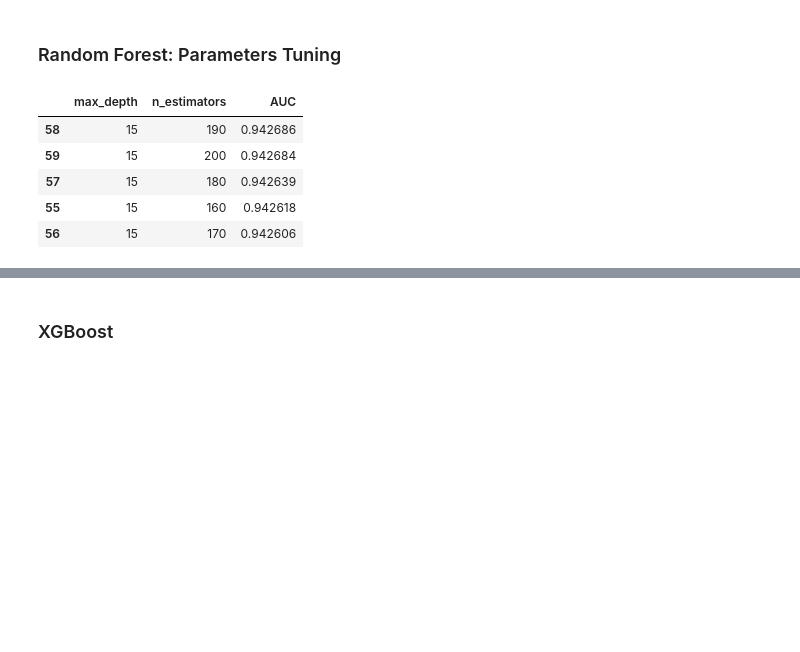
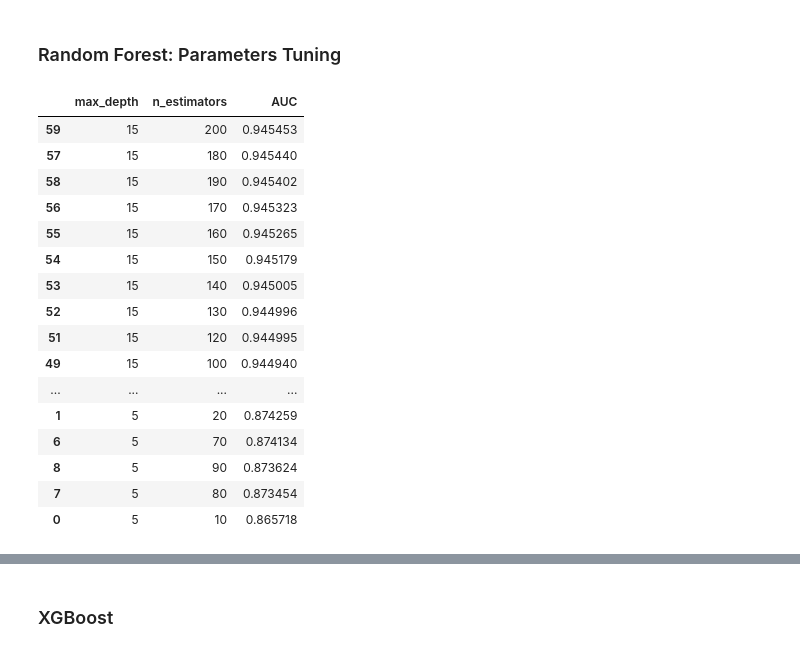
Before and after one commit to desol1997/hotel_booking_cancellation_prediction, a Jupyter notebook: notebook.ipynb, the cells around one changed output, grey strips where cells are left out. Drawn from its saved outputs; the diff is of its cells as text; code cells hidden in the pictures; blank space fills up the shorter version.

```diff
--- a/notebook.ipynb
+++ b/notebook.ipynb
@@ -381,8 +348,8 @@ model_params = {
     'random_state': SEED
 }
 # %%
-model, evaluation_metrics = train_model_and_evaluate(df_full_train, features=features, target=TARGET, trainer='decision_tree',
-                                                     model_params=model_params, kfold_splits=5, seed=SEED)
+model, dv, evaluation_metrics = train_model_and_evaluate(df_full_train, features=features, target=TARGET, trainer='decision_tree',
+                                                        model_params=model_params, kfold_splits=KFOLD_SPLITS, seed=SEED)
 # %%
 round(evaluation_metrics['AUC'].mean, 3), round(evaluation_metrics['AUC'].std, 3)
 # %% [output]
@@ -402,8 +369,8 @@ for d in tqdm(depths, desc='max_depth'):
         'random_state': SEED
     }
 
-    model, evaluation_metrics = train_model_and_evaluate(df_full_train, features=features, target=TARGET, trainer='decision_tree',
-                                                         model_params=model_params, kfold_splits=5, seed=SEED)
+    model, dv, evaluation_metrics = train_model_and_evaluate(df_full_train, features=features, target=TARGET, trainer='decision_tree',
+                                                            model_params=model_params, kfold_splits=KFOLD_SPLITS, seed=SEED)
     auc_scores.append(evaluation_metrics['AUC'].mean)
 # %%
 scores = [*zip(depths, auc_scores)]
@@ -468,8 +439,8 @@ model_params = {
     'n_jobs': N_JOBS
 }
 # %%
-model, evaluation_metrics = train_model_and_evaluate(df_full_train, features=features, target=TARGET, trainer='random_forest',
-                                                     model_params=model_params, kfold_splits=5, seed=SEED)
+model, dv, evaluation_metrics = train_model_and_evaluate(df_full_train, features=features, target=TARGET, trainer='random_forest',
+                                                        model_params=model_params, kfold_splits=KFOLD_SPLITS, seed=SEED)
 # %%
 round(evaluation_metrics['AUC'].mean, 3), round(evaluation_metrics['AUC'].std, 3)
 # %% [output]
@@ -489,20 +460,31 @@ for d in tqdm([5, 10, 15], desc='max_depth'):
             'n_jobs': N_JOBS
         }
 
-        model, evaluation_metrics = train_model_and_evaluate(df_full_train, features=features, target=TARGET, trainer='random_forest',
-                                                            model_params=model_params, kfold_splits=5, seed=SEED)
+        model, dv, evaluation_metrics = train_model_and_evaluate(df_full_train, features=features, target=TARGET, trainer='random_forest',
+                                                                model_params=model_params, kfold_splits=KFOLD_SPLITS, seed=SEED)
         auc_scores.append((d, n, evaluation_metrics['AUC'].mean))
 # %%
 columns = ['max_depth', 'n_estimators', 'AUC']
 df_scores = pd.DataFrame(auc_scores, columns=columns)
-df_scores.sort_values(by='AUC', ascending=False).head(5)
+df_scores.sort_values(by='AUC', ascending=False)
 # %% [output]
 |  | max_depth | n_estimators | AUC |
-| 58 | 15 | 190 | 0.942686 |
-| 59 | 15 | 200 | 0.942684 |
-| 57 | 15 | 180 | 0.942639 |
-| 55 | 15 | 160 | 0.942618 |
-| 56 | 15 | 170 | 0.942606 |
+| 59 | 15 | 200 | 0.945453 |
+| 57 | 15 | 180 | 0.945440 |
+| 58 | 15 | 190 | 0.945402 |
+| 56 | 15 | 170 | 0.945323 |
+| 55 | 15 | 160 | 0.945265 |
+| 54 | 15 | 150 | 0.945179 |
+| 53 | 15 | 140 | 0.945005 |
+| 52 | 15 | 130 | 0.944996 |
+| 51 | 15 | 120 | 0.944995 |
+| 49 | 15 | 100 | 0.944940 |
+| ... | ... | ... | ... |
+| 1 | 5 | 20 | 0.874259 |
+| 6 | 5 | 70 | 0.874134 |
+| 8 | 5 | 90 | 0.873624 |
+| 7 | 5 | 80 | 0.873454 |
+| 0 | 5 | 10 | 0.865718 |
 # %%
 for d in [5, 10, 15]:
     df_subset = df_scores[df_scores.max_depth == d]
```
Also changed, not shown: parts of 72 cells of this notebook.
